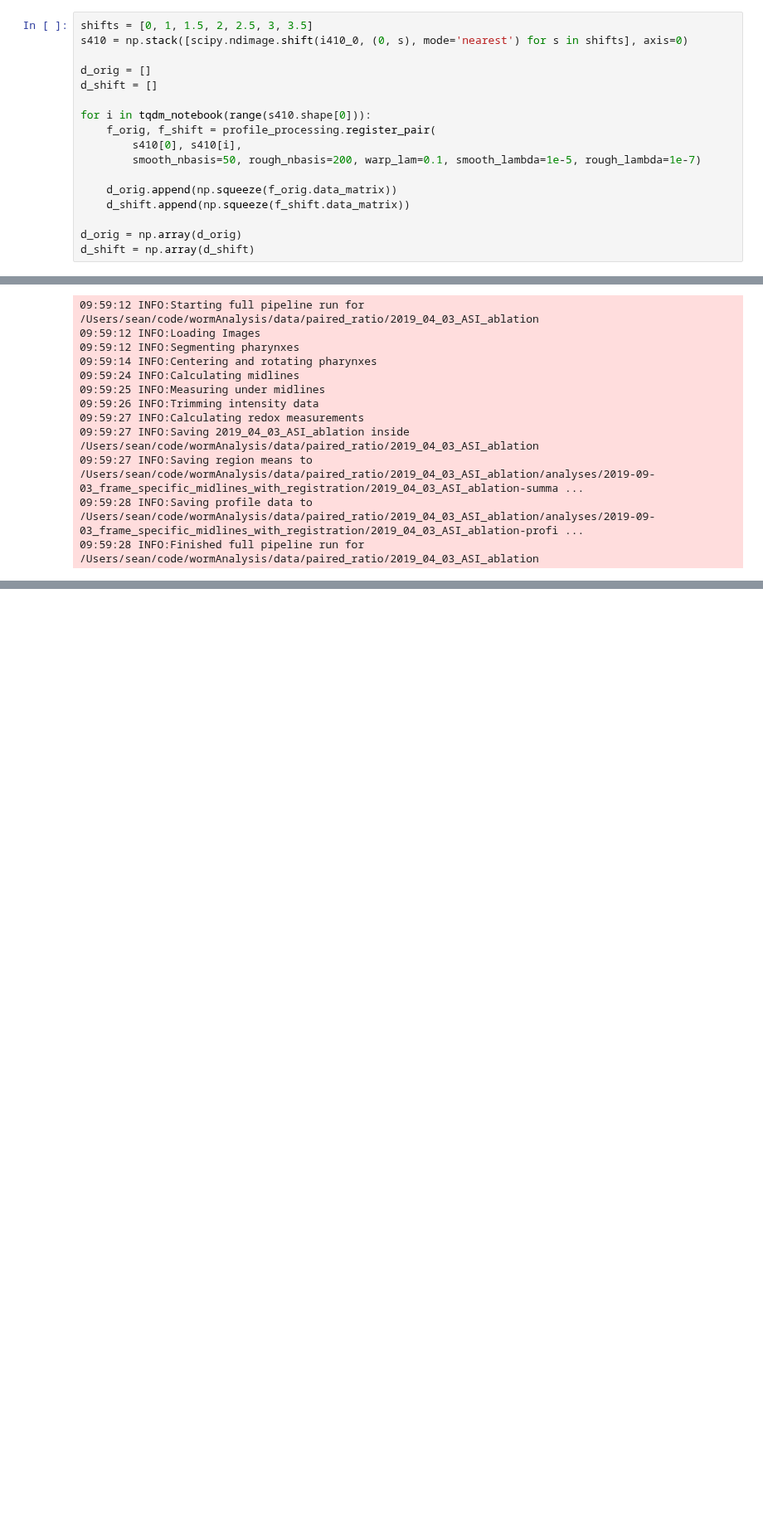
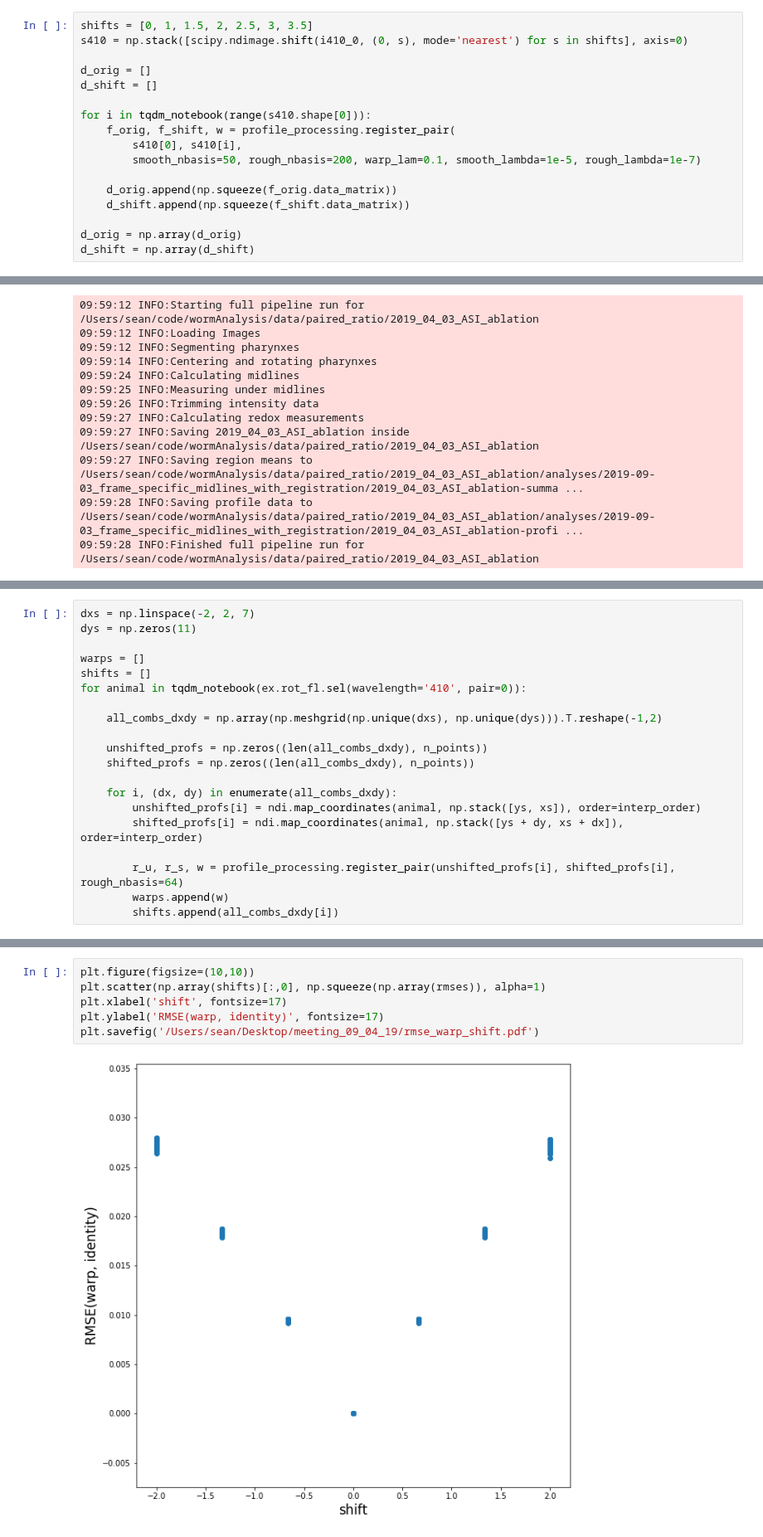
Before and after one commit to ApfeldLab/pharynx_redox, a Jupyter notebook: python/notebooks/Synthetic Movement Analysis.ipynb, the cells around one changed output, grey strips where cells are left out. Shown at 83% size. Saved outputs shown, nothing was run; the diff lists cells and outputs as text; blank space fills up the shorter version.

```diff
--- a/python/notebooks/Synthetic Movement Analysis.ipynb
+++ b/python/notebooks/Synthetic Movement Analysis.ipynb
@@ -84,7 +95,7 @@ d_orig = []
 d_shift = []
 
 for i in tqdm_notebook(range(s410.shape[0])):
-    f_orig, f_shift = profile_processing.register_pair(
+    f_orig, f_shift, w = profile_processing.register_pair(
         s410[0], s410[i],
         smooth_nbasis=50, rough_nbasis=200, warp_lam=0.1, smooth_lambda=1e-5, rough_lambda=1e-7)
 
@@ -260,0 +429,20 @@ plt.plot(coords[0] + dx, coords[1] + dy);
+# %%
+dxs = np.linspace(-2, 2, 7)
+dys = np.zeros(11)
+
+warps = []
+shifts = []
+for animal in tqdm_notebook(ex.rot_fl.sel(wavelength='410', pair=0)):
+
+    all_combs_dxdy = np.array(np.meshgrid(np.unique(dxs), np.unique(dys))).T.reshape(-1,2)
+
+    unshifted_profs = np.zeros((len(all_combs_dxdy), n_points))
+    shifted_profs = np.zeros((len(all_combs_dxdy), n_points))
+
+    for i, (dx, dy) in enumerate(all_combs_dxdy):
+        unshifted_profs[i] = ndi.map_coordinates(animal, np.stack([ys, xs]), order=interp_order)
+        shifted_profs[i] = ndi.map_coordinates(animal, np.stack([ys + dy, xs + dx]), order=interp_order)
+
+        r_u, r_s, w = profile_processing.register_pair(unshifted_profs[i], shifted_profs[i], rough_nbasis=64)
+        warps.append(w)
+        shifts.append(all_combs_dxdy[i])
@@ -260,0 +460,8 @@ plt.plot(coords[0] + dx, coords[1] + dy);
+# %%
+plt.figure(figsize=(10,10))
+plt.scatter(np.array(shifts)[:,0], np.squeeze(np.array(rmses)), alpha=1)
+plt.xlabel('shift', fontsize=17)
+plt.ylabel('RMSE(warp, identity)', fontsize=17)
+plt.savefig('/Users/sean/Desktop/meeting_09_04_19/rmse_warp_shift.pdf')
+# %% [output]
+[figure, added]
```
Also changed, not shown: parts of 13 cells of this notebook, 10 other files.
